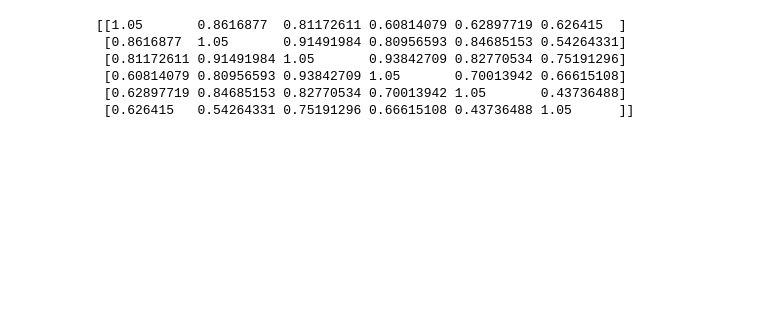
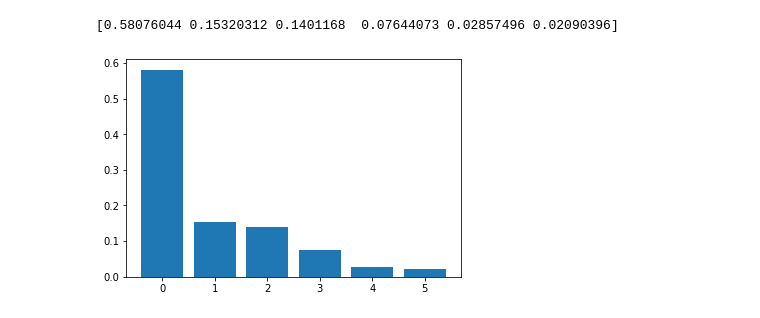
Before and after one commit to jonathan-wells/finz-znf, a Jupyter notebook: analysis/finz_te_correlation.ipynb, the cells around one changed output. Drawn from its saved outputs; the diff is of its cells as text; code cells hidden in the pictures; blank space fills up the shorter version.

```diff
--- a/analysis/finz_te_correlation.ipynb
+++ b/analysis/finz_te_correlation.ipynb
@@ -94,24 +94,20 @@ SpearmanrResult(correlation=0.7935064935064934, pvalue=1.768533345040275e-05)
 # %%
 y = count_df['DNA'].values.reshape(-1, 1)
 X = count_df['LTR'].values.reshape(-1, 1)
-lm = LinearRegression().fit(X, y)
+lm = LinearRegression().fit(y, X)
 
-count_df['pred_DNA'] = lm.predict(X).reshape(-1, 1)
-count_df['resid_DNA'] = count_df['DNA'] - count_df['pred_DNA']
+count_df['pred_LTR'] = lm.predict(y).reshape(-1, 1)
+count_df['resid_LTR'] = count_df['LTR'] - count_df['pred_LTR']
 # %%
 features = ['finz', 'DNA', 'LTR', 'LINE', 'SINE', 'Helitron']
 X = count_df[features].values
 sc = StandardScaler()
 X = sc.fit_transform(X)
 pca = PCA()
 pca.fit(X)
 explained_variance = pca.explained_variance_ratio_
-cv = pca.get_covariance()
-print(cv)
+plt.bar(x=range(len(explained_variance)), height=explained_variance)
+print(explained_variance)
 # %% [output]
-[[1.05       0.8616877  0.81172611 0.60814079 0.62897719 0.626415  ]
- [0.8616877  1.05       0.91491984 0.80956593 0.84685153 0.54264331]
- [0.81172611 0.91491984 1.05       0.93842709 0.82770534 0.75191296]
- [0.60814079 0.80956593 0.93842709 1.05       0.70013942 0.66615108]
- [0.62897719 0.84685153 0.82770534 0.70013942 1.05       0.43736488]
- [0.626415   0.54264331 0.75191296 0.66615108 0.43736488 1.05      ]]
+[0.58076044 0.15320312 0.1401168  0.07644073 0.02857496 0.02090396]
+[figure, added]
```
Also changed, not shown: parts of 2 cells of this notebook.
